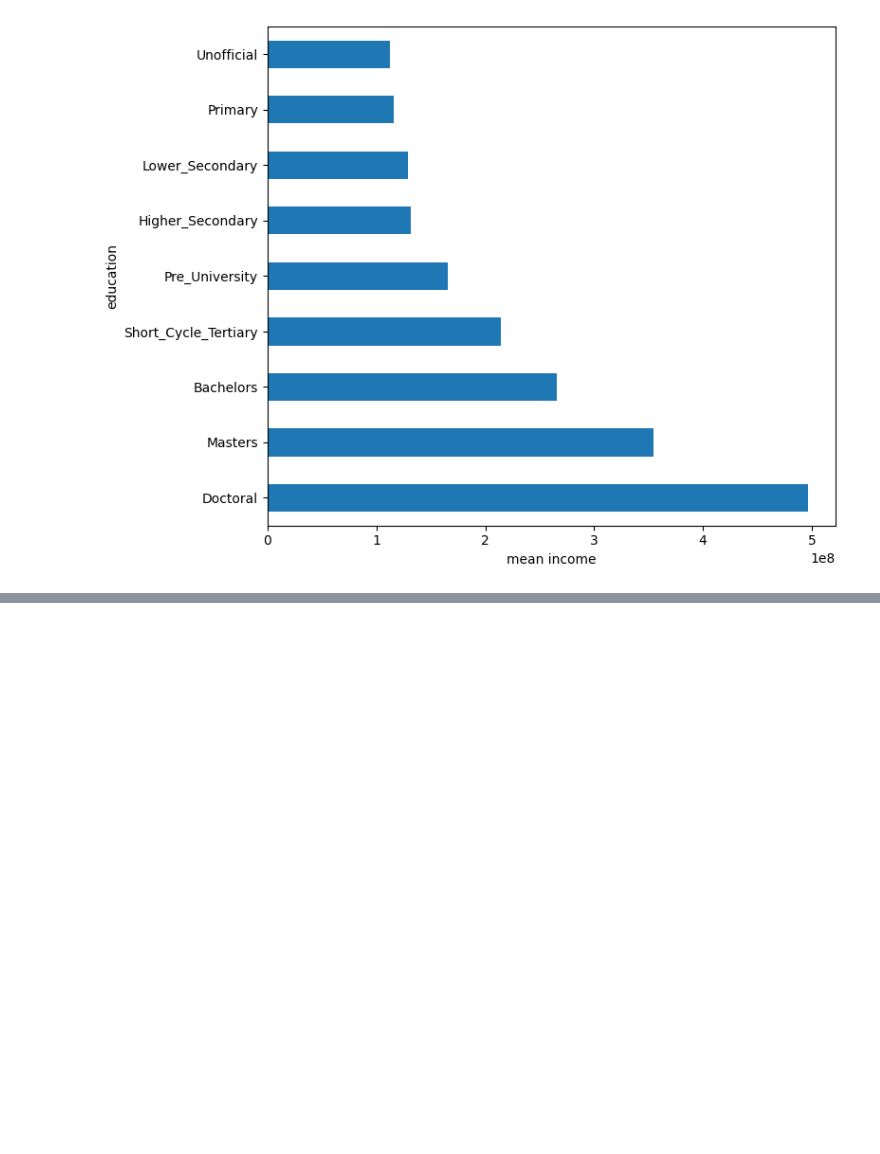
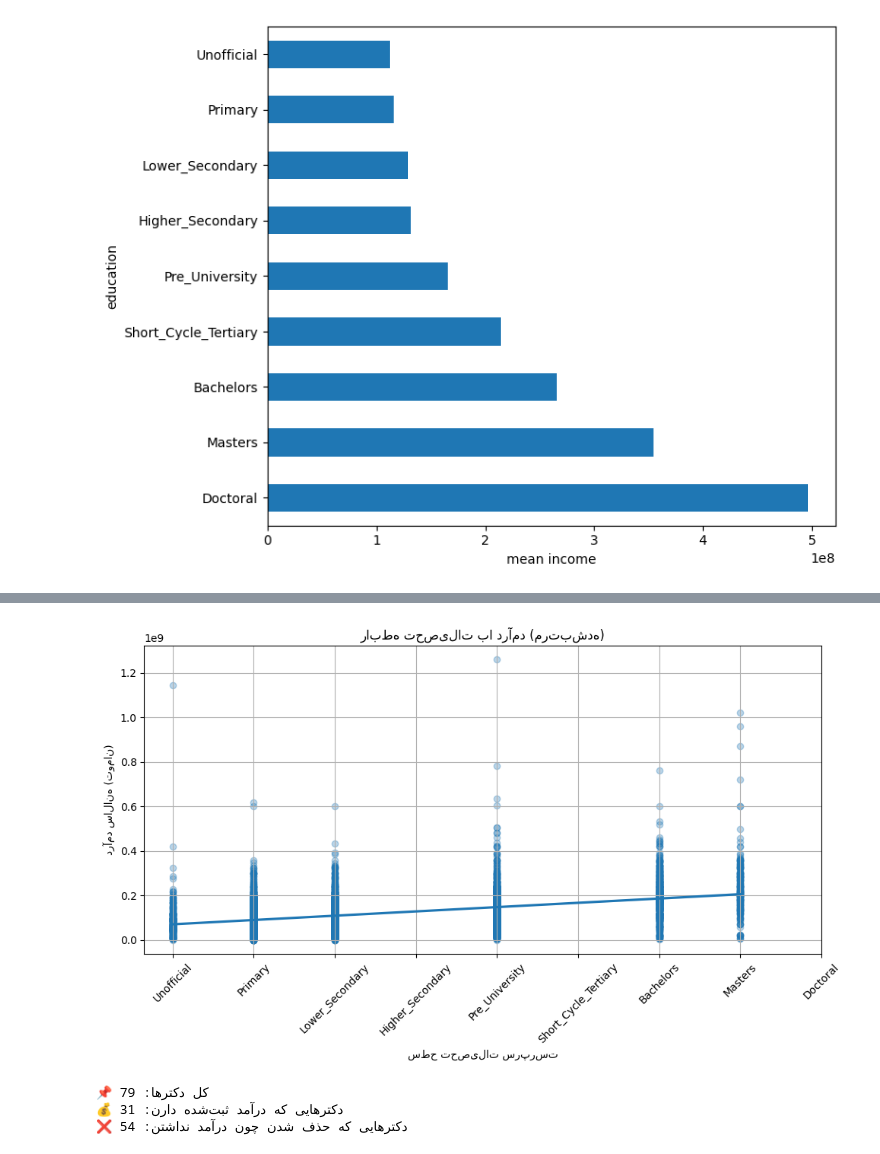
Before and after one commit to MhRezaRahmani/regres, a Jupyter notebook: reg-project2.ipynb, the cells around one changed output, grey strips where cells are left out. Saved outputs shown, nothing was run; the diff lists cells and outputs as text; code cells hidden in the pictures; blank space fills up the shorter version.

```diff
--- a/reg-project2.ipynb
+++ b/reg-project2.ipynb
@@ -248,0 +398,54 @@ plt.show()
+# %%
+import seaborn as sns
+import matplotlib.pyplot as plt
+import pandas as pd
+
+# فقط سطح‌های معتبر
+valid_levels = [
+    "Unofficial",             # 0
+    "Primary",                # 1
+    "Lower_Secondary",        # 2
+    "Higher_Secondary",       # 3
+    "Pre_University",         # 4
+    "Short_Cycle_Tertiary",   # 5
+    "Bachelors",              # 6
+    "Masters",                # 7
+    "Doctoral"                # 8
+]
+
+# فیلتر فقط سطوح موجود
+df = df[df["Education_Level"].isin(valid_levels)].copy()
+
+# تعریف نوع دسته‌بندی با ترتیب
+df["Education_Level"] = pd.Categorical(df["Education_Level"], categories=valid_levels, ordered=True)
+
+# تبدیل به کد عددی (برای محور X)
+df["Edu_Code"] = df["Education_Level"].cat.codes
+
+# 📈 رسم نمودار رگرسیون
+plt.figure(figsize=(10, 6))
+sns.regplot(data=df, x="Edu_Code", y="Annual_Continuous_Income", scatter_kws={'alpha':0.3})
+plt.xticks(range(len(valid_levels)), valid_levels, rotation=45)
+plt.ylabel("درآمد سالانه (تومان)")
+plt.xlabel("سطح تحصیلات سرپرست")
+plt.title("رابطه تحصیلات با درآمد (مرتب‌شده)")
+plt.grid(True)
+plt.tight_layout()
+plt.show()
+# %% [output]
+[figure, added]
+# %%
+# همه دکترها
+all_doctoral = members[(members["Member_Number"] == 1) & (members["Education_Level"] == "Doctoral")]
+
+# درآمد سرپرستان دکتر
+doctoral_income = all_doctoral.merge(hhinc[hhinc["Member_Number"] == 1], on="ID", how="left")
+
+# چندتا درآمد دارن؟
+print("📌 کل دکترها:", len(all_doctoral))
+print("💰 دکترهایی که درآمد ثبت‌شده دارن:", doctoral_income["Annual_Continuous_Income"].notna().sum())
+print("❌ دکترهایی که حذف شدن چون درآمد نداشتن:", doctoral_income["Annual_Continuous_Income"].isna().sum())
+# %% [output]
+📌 کل دکترها: 79
+💰 دکترهایی که درآمد ثبت‌شده دارن: 31
+❌ دکترهایی که حذف شدن چون درآمد نداشتن: 54
```
Also changed, not shown: parts of 20 cells of this notebook.
